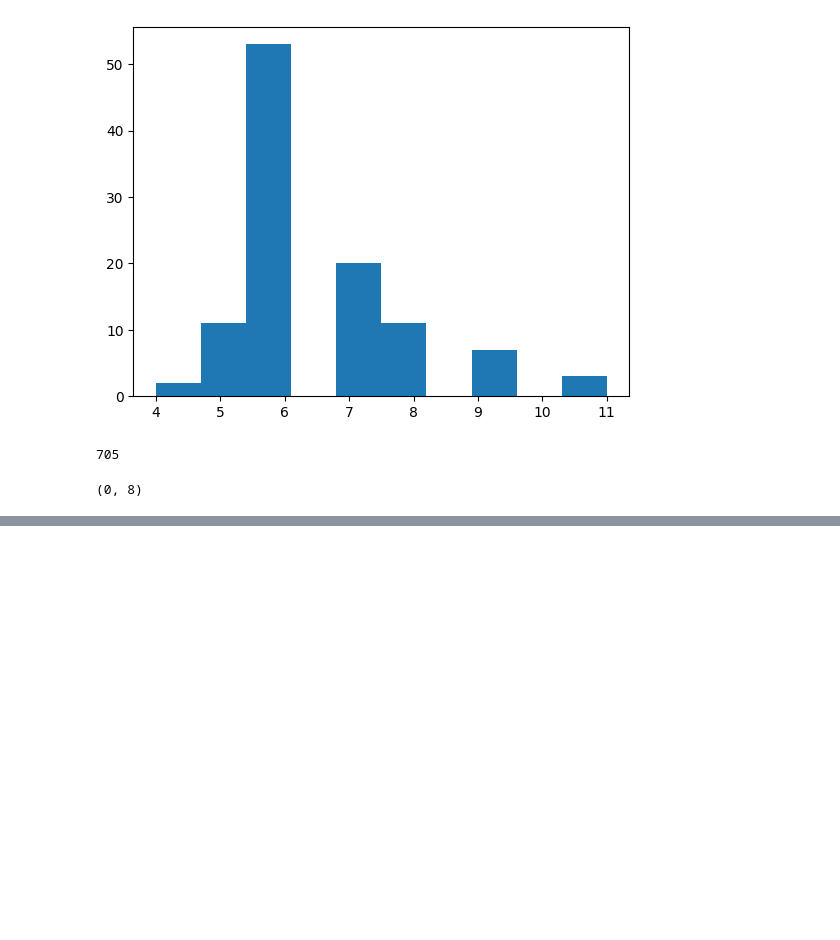
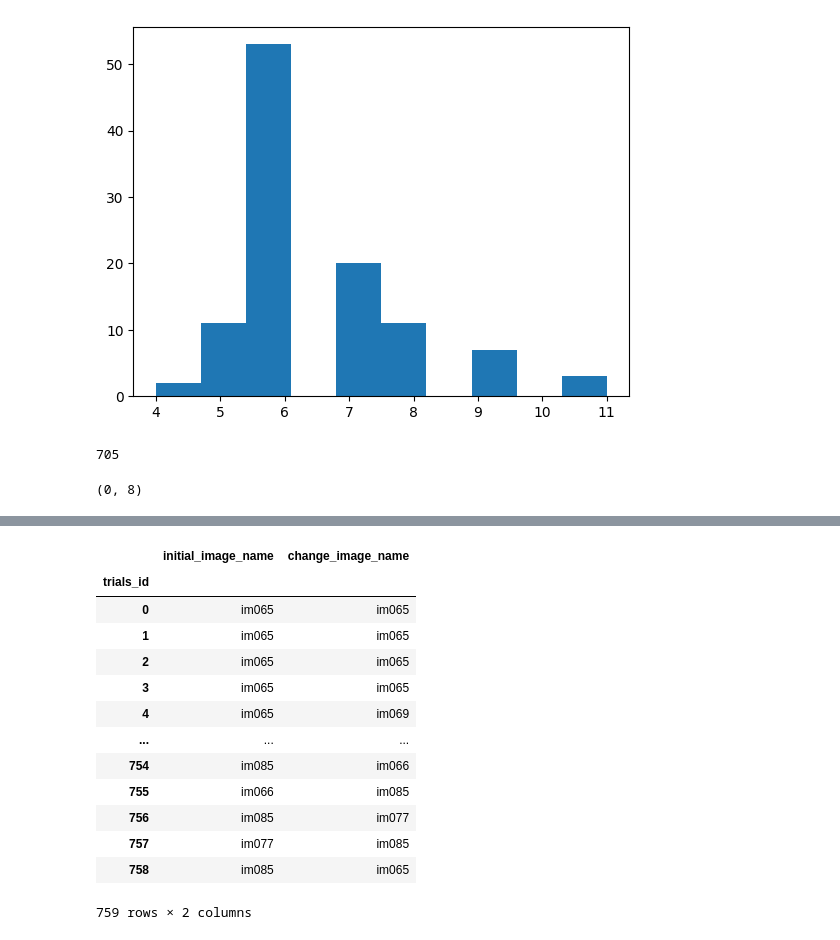
Before and after one commit to EugOT/CN-pr-Allen-Brain, a Jupyter notebook: Alex-SDK-dataset.ipynb, the cells around one changed output, grey strips where cells are left out. Cells and saved outputs as stored; diff of their text form; code cells hidden in the pictures; blank space fills up the shorter version.

```diff
--- a/Alex-SDK-dataset.ipynb
+++ b/Alex-SDK-dataset.ipynb
@@ -74,0 +126,17 @@ for ophys_experiment_id in ophys_experiment_ids:
+# %%
+list(experiments.values())[0].trials[["initial_image_name", "change_image_name"]]
+# %% [output]
+|  | initial_image_name | change_image_name |
+| trials_id |  |  |
+| 0 | im065 | im065 |
+| 1 | im065 | im065 |
+| 2 | im065 | im065 |
+| 3 | im065 | im065 |
+| 4 | im065 | im069 |
+| ... | ... | ... |
+| 754 | im085 | im066 |
+| 755 | im066 | im085 |
+| 756 | im085 | im077 |
+| 757 | im077 | im085 |
+| 758 | im085 | im065 |
+759 rows × 2 columns
```
Also changed, not shown: parts of 8 cells of this notebook, 1 other file.
